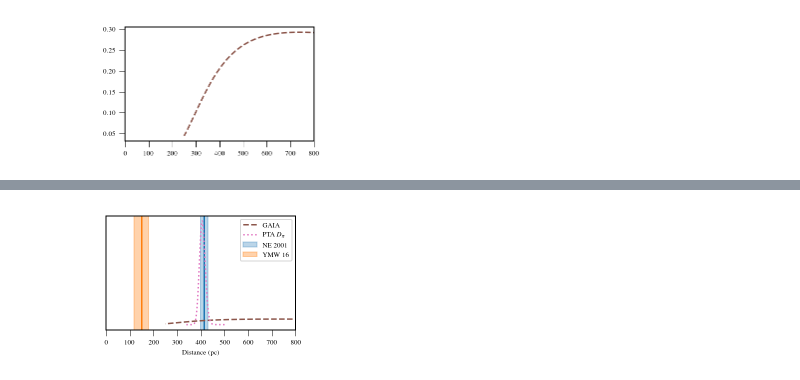
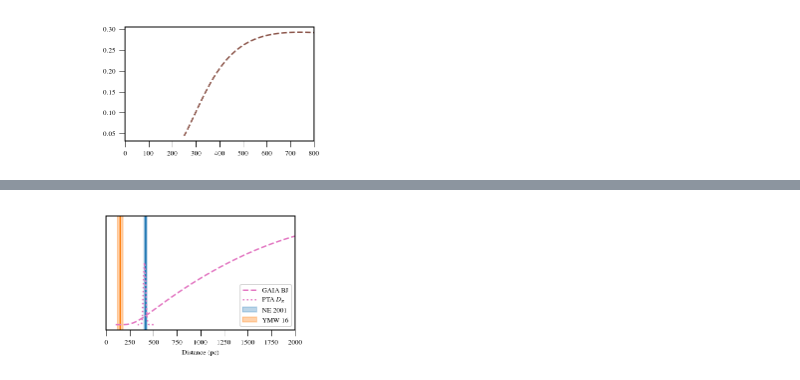
Before and after one commit to ChiaraMingarelli/gaia_pulsars, a Jupyter notebook: codes/pulsar_dist_figs.ipynb, the cells around one changed output, grey strips where cells are left out. Cells and saved outputs as stored; diff of their text form; code cells hidden in the pictures.

```diff
--- a/codes/pulsar_dist_figs.ipynb
+++ b/codes/pulsar_dist_figs.ipynb
@@ -325,3 +454,9 @@ d_DM_YMW_1955 = 6306.2  # no errors reported here...
 # 0.6034	0.1942
 gx1955 = np.linspace(0.2,0.8, 1000)
 dist_gaia1955 = norm(0.603, 0.1942)
+# %%
+# Corrected Bailer-Jones distance estimate
+dist_BJ_1955 = np.linspace(1, 7, 1000)
+bj_1955 = []
+for r in dist_BJ_1955:
+    bj_1955.append(pOfR(r,0.603, 0.1942,1.54924098114561))
@@ -363,2 +507,8 @@ d_DM_YMW_1732 = 1875.0   # no errors reported here...
 gx1732 = np.linspace(.17, 1.5, 1000)
 dist_gaia1732 = norm(-1.1837, 2.8444)
+# %%
+# Corrected Bailer-Jones distance estimate
+dist_BJ_1732 = np.linspace(.1, 10, 1000)
+bj_1732 = []
+for r in dist_BJ_1732:
+    bj_1732.append(pOfR(r,-1.1837, 2.8444,1.94743888544794))
@@ -424,3 +581,10 @@ plt.xlim(0,800)
 # %% [output]
 (0, 800)
 [figure]
+# %%
+# Corrected Bailer-Jones distance estimate
+#1.3528	1.3632
+dist_BJ_1744 = np.linspace(.1, 6, 1000)
+bj_1744 = []
+for r in dist_BJ_1744:
+    bj_1744.append(pOfR(r,1.3528, 1.3632,1.75210341268605))
@@ -427,25 +596,29 @@ plt.xlim(0,800)
+# %%
+norm_1744 = sp.integrate.quad(pOfR, .1, 6, args=(1.3528, 1.3632,1.75210341268605))
 # %%
 fig, ax1 = plt.subplots()
 
 # DM NE 2001 model
 ax1.axvspan(d_DM_NE_1744 - eminus_DM_NE_1744, d_DM_NE_1744 + eplus_DM_NE_1744, alpha=0.3, color = "C0", label = "NE 2001")
 plt.axvline(d_DM_NE_1744, ymin=0, ymax=1, color = "C0")
 
 # DM YMW16 model
 ax1.axvspan(d_DM_YMW_1744*.8, d_DM_YMW_1744*1.2, alpha=0.35, color = "C1", label = "YMW 16")
 plt.axvline(d_DM_YMW_1744, ymin=0, ymax=1, color = "C1")
 
 # GAIA distance
-plt.plot(1/gx1744*1000, dist_gaia1744.pdf(gx1744), label = "GAIA", color = "C5", linestyle='dashed')
+#plt.plot(1/gx1744*1000, dist_gaia1744.pdf(gx1744), label = "GAIA", color = "C5", linestyle='dashed')
+plt.plot(dist_BJ_1744*1000, np.array(bj_1744)*40/norm_1744[0], label = "GAIA BJ", color = "C6", linestyle='dashed')
+
 
 # PX from par file
 plt.plot(1/px1744*1000, dist_px1744.pdf(px1744), label = r"PTA $D_\pi$", color = "C6", linestyle='dotted')
 
 ax1.set_yticklabels([])
 plt.yticks([])
-plt.xlim(0,800)
+plt.xlim(0,2000)
 plt.xlabel("Distance (pc)")
 plt.legend()
-plt.savefig("J1744_distances.pdf")
+plt.savefig("J1744_distances_wbj.pdf")
 # %% [output]
-[figure, old version]
+[figure, new version]
```
Also changed, not shown: parts of 50 cells of this notebook, 1 other file.
